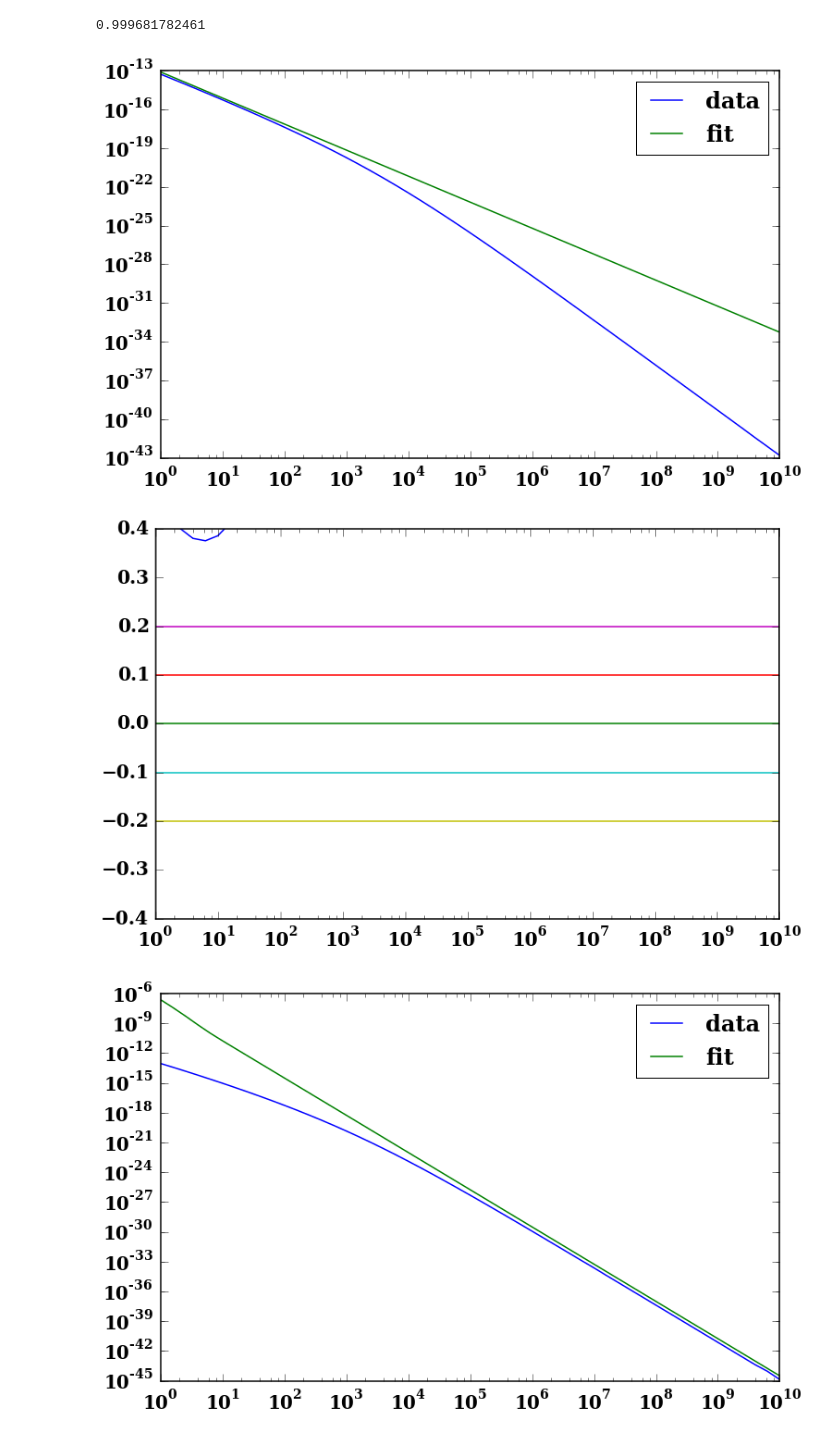
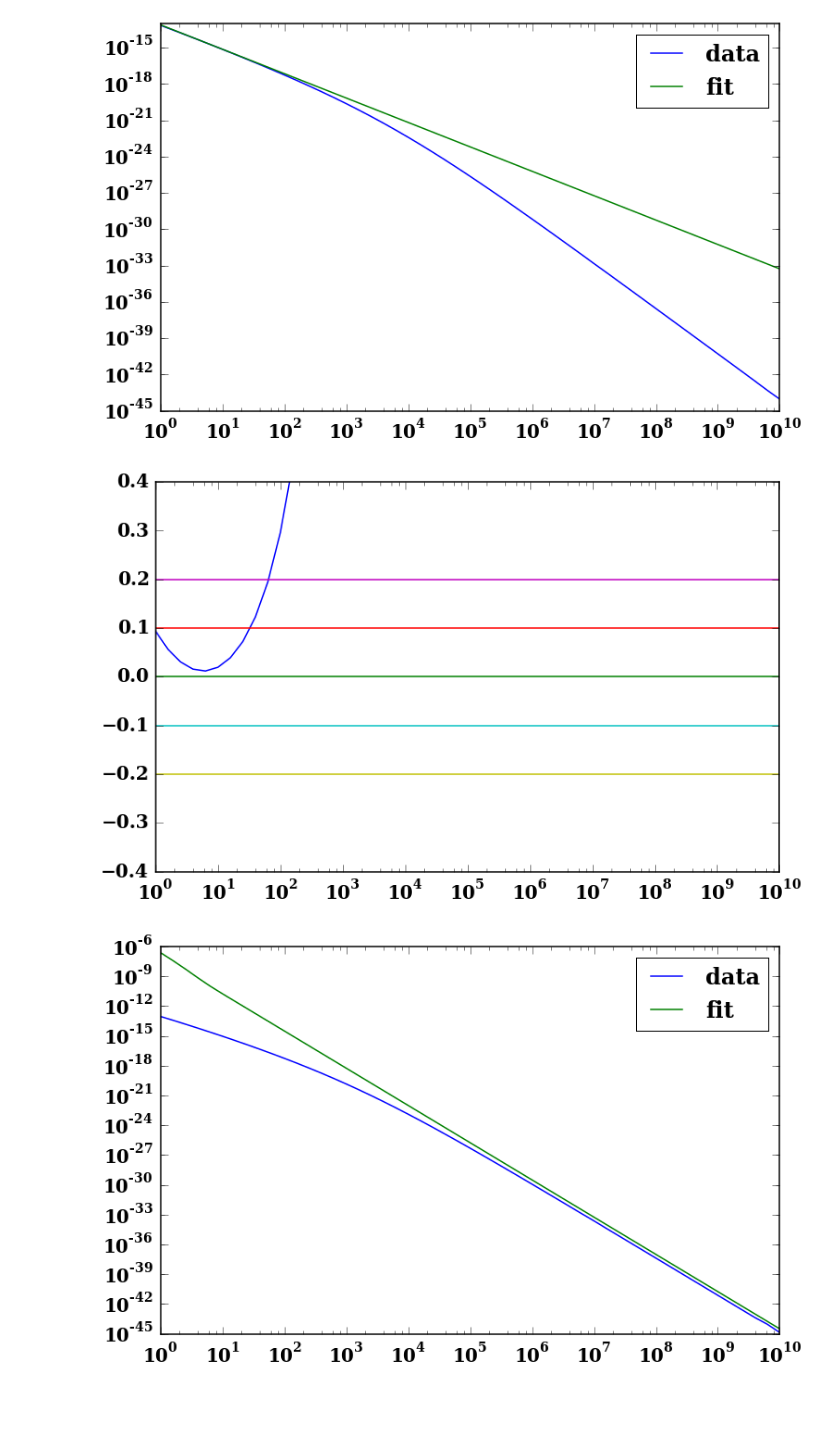
Before and after one commit to ZhaoweiZ/kappa_summer, a Jupyter notebook: anu_fitting_formula_V_mode_2.ipynb, the cells around one changed output. Saved outputs shown, nothing was run; the diff lists cells and outputs as text; code cells hidden in the pictures; blank space fills up the shorter version.

Commit message:
still dealing with anu V kappa

```diff
--- a/anu_fitting_formula_V_mode_2.ipynb
+++ b/anu_fitting_formula_V_mode_2.ipynb
@@ -49,7 +49,7 @@ pl.rcParams['ytick.direction']  = 'in'
 #c = 1.
 theta_e = 10.
 #w without specific declear should of value 10
-w = 6.
+w = 10.
 #theta_e_1 = 10.
 #nu_c = 1
 #B = 10.
@@ -70,10 +70,10 @@ T_e = m * c**2 * theta_e / k
 #variables to be set (frequency, observer angle, width of delta function, electron number density,
 # sum index n)
 
-kappa = 4.
-theta = 14.*np.pi/36.
+kappa = 3.5
+theta = 4.*np.pi/36.
 epsilon = 0.01
-n_e = 2.
+n_e = 1.
 nu_c = e * B / (2. * np.pi * m * c)
 nu = 100 * nu_c
 nu_s = (2./9.) * nu_c * theta_e**2 * np.sin(theta)
@@ -340,6 +344,9 @@ pl.show()
 # %%
-x_8 = data_kappa_V_anu_3_B_30_T_10_theta_60[:,0]
-y_8 = -data_kappa_V_anu_3_B_30_T_10_theta_60[:,1]
+x_8 = data_kappa_V_anu_3_5_B_30_T_10_theta_20[:,0]
+y_8 = -data_kappa_V_anu_3_5_B_30_T_10_theta_20[:,1]
+
+#THW = ((-0.26294754) * (w_here**2. * np.sin(theta)) + 6.62201895)**(0.51918029)
+THW = 1.
 
 AA = 1.5e-20
 
@@ -358,40 +365,39 @@ THETA_DEPEN_LO = 0.84609004 * np.sin(theta)**(-1.03651801) + 0.01702477 * np.sin
 
 
 
-print THETA_DEPEN_LO
+#print THETA_DEPEN_LO
 
 def anu_low_8(nuratio):
 
     nu = nuratio * nu_c
 
     X = nu/nu_k
 
-    f = THETA_DEPEN_LO * W_DEPEN_LO * B_DEPEN * AA * anu_low(nuratio) * X**BB
+    f = THW * THETA_DEPEN_LO * W_DEPEN_LO * B_DEPEN * AA * anu_low(nuratio) * X**BB
     return f
 
 pl.loglog(x_8, y_8, label = 'data')
 pl.loglog(x_8, anu_low_8(x_8), label = 'fit')
 
 pl.legend()
 pl.show()
 
 
 pl.semilogx(x_8, anu_low_8(x_8)/y_8 - 1.)
 
 pl.semilogx(x_8, 0*x_8)
 pl.semilogx(x_8, 0*x_8 + 0.1)
 pl.semilogx(x_8, 0*x_8 - 0.1)
 pl.semilogx(x_8, 0*x_8 + 0.2)
 pl.semilogx(x_8, 0*x_8 - 0.2)
 pl.ylim([-0.4,0.4])
 
 
 pl.legend()
 pl.show()
 # %% [output]
-0.999681782461
-[figure, old version]
+[figure, new version]
-[figure, old version]
+[figure, new version]
 # %%
 x_9 = data_kappa_V_anu_3_5_B_30_T_5_theta_80[:,0]
 y_9 = -data_kappa_V_anu_3_5_B_30_T_5_theta_80[:,1]
```
Also changed, not shown: parts of 3 cells of this notebook, 4 other files.
